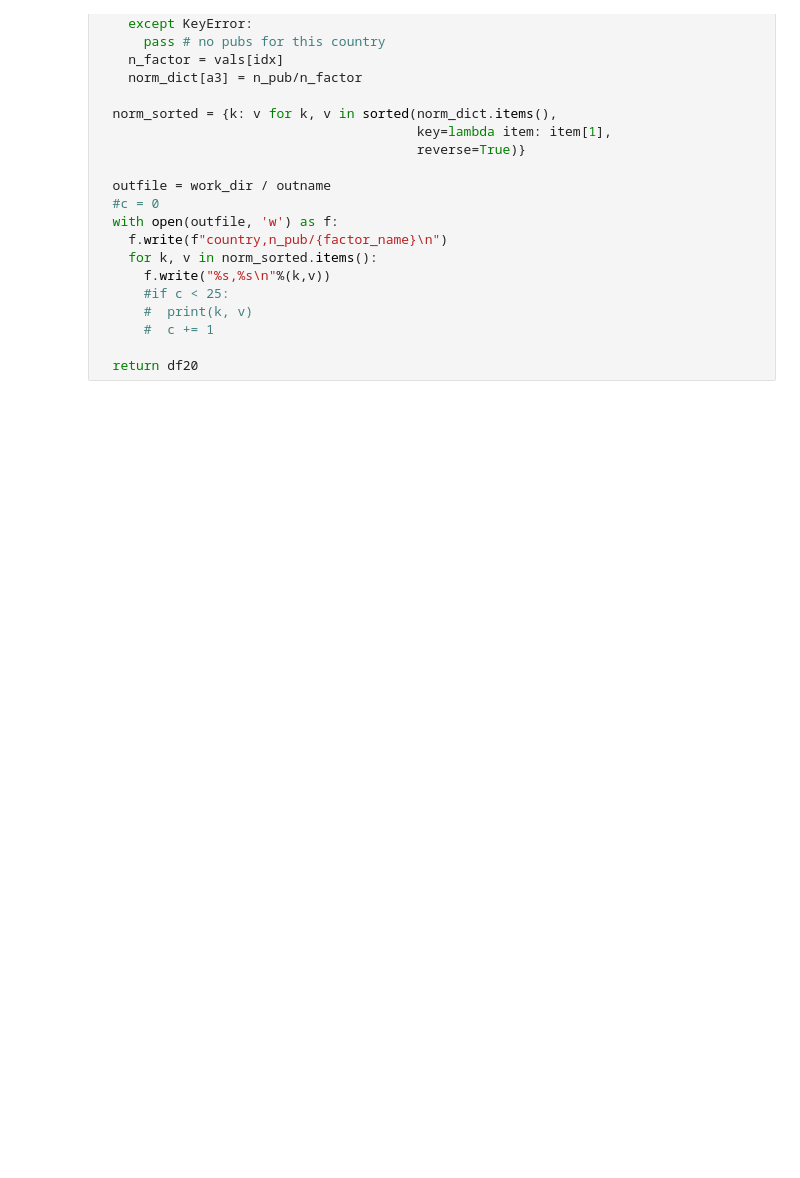
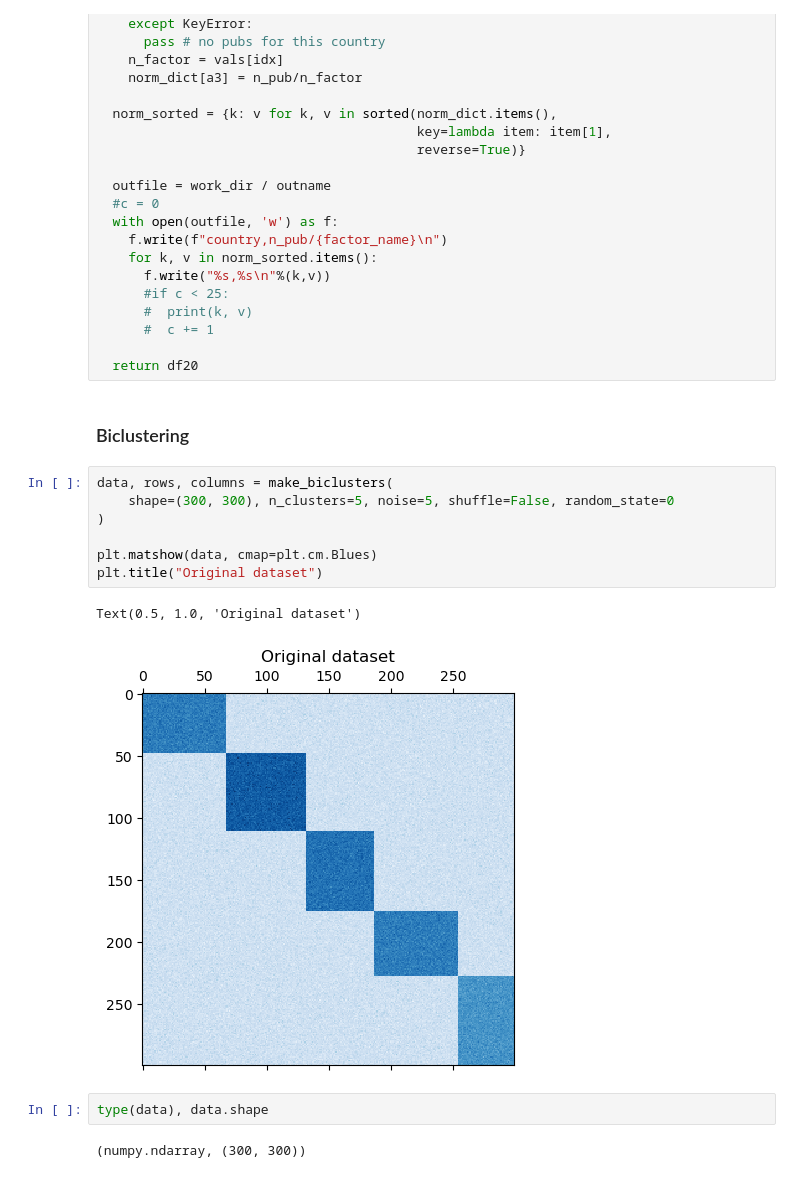
Before and after one commit to ShiuLab/plant_sci_hist, a Jupyter notebook: 7_countries/script_7_5_country_over_time.ipynb, the cells around one changed output. Saved outputs shown, nothing was run; the diff lists cells and outputs as text; blank space fills up the shorter version.

```diff
--- a/7_countries/script_7_5_country_over_time.ipynb
+++ b/7_countries/script_7_5_country_over_time.ipynb
@@ -611,3 +725,19 @@ def get_df20(fname, indicator, twn_val, cn_dict_sorted, outname, factor_name):
       #  c += 1
 
   return df20
+# %% [markdown]
+### Biclustering
+# %%
+data, rows, columns = make_biclusters(
+    shape=(300, 300), n_clusters=5, noise=5, shuffle=False, random_state=0
+)
+
+plt.matshow(data, cmap=plt.cm.Blues)
+plt.title("Original dataset")
+# %% [output]
+Text(0.5, 1.0, 'Original dataset')
+[figure, added]
+# %%
+type(data), data.shape
+# %% [output]
+(numpy.ndarray, (300, 300))
```
Also changed, not shown: parts of 17 cells of this notebook, 1 other file.
